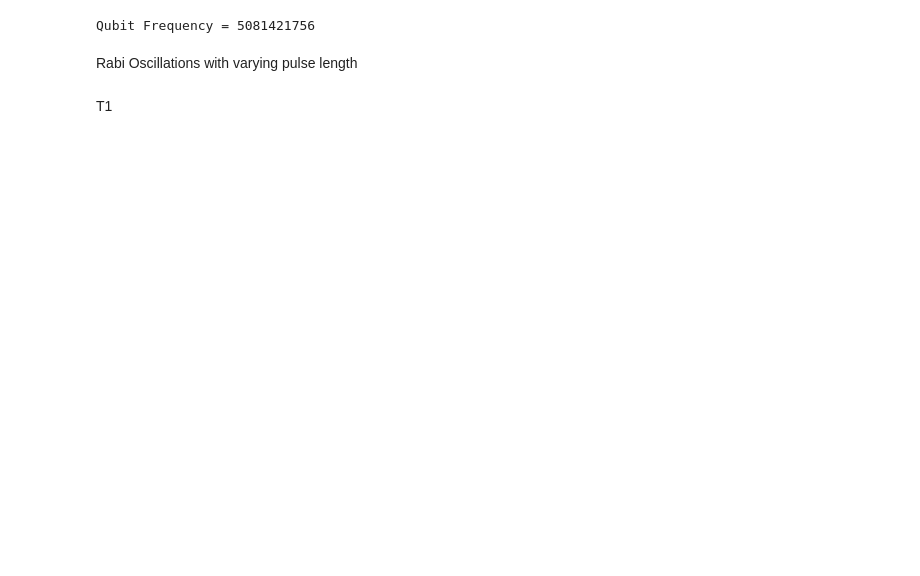
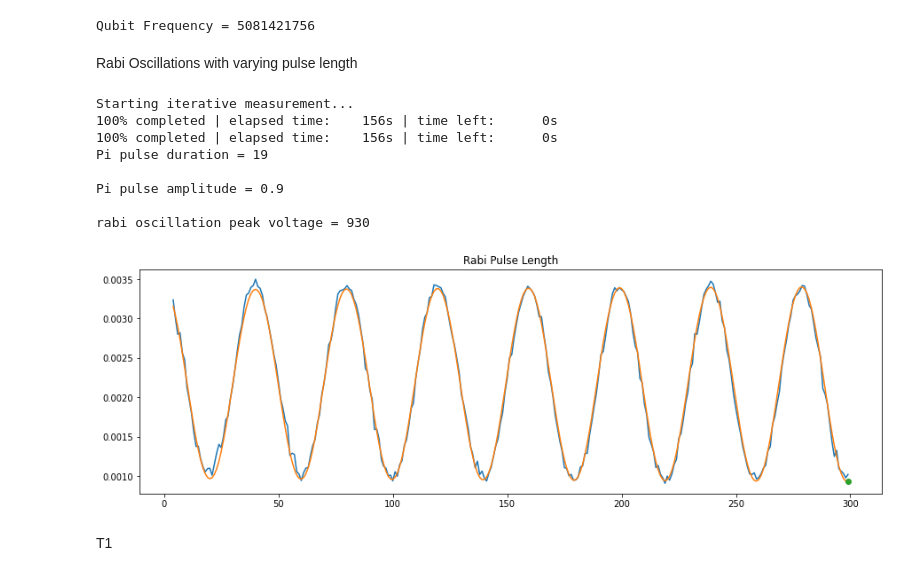
Before and after one commit to qiboteam/qibolab, a Jupyter notebook: examples/tii/diagnostics.ipynb, the cells around one changed output. Drawn from its saved outputs; the diff is of its cells as text; code cells hidden in the pictures; blank space fills up the shorter version.

```diff
--- a/examples/tii/diagnostics.ipynb
+++ b/examples/tii/diagnostics.ipynb
@@ -77,4 +83,14 @@ ds.save_config_parameter("qubit_spectroscopy_peak_ro_voltage", float(peak_voltag
 # %% [markdown]
 Rabi Oscillations with varying pulse length
 # %%
-dataset, pi_pulse_duration, pi_pulse_amplitude, rabi_oscillations_pi_pulse_min_voltage, t1 = ds.run_rabi_pulse_length(qubit)
+pi_pulse_duration, pi_pulse_amplitude, rabi_oscillations_pi_pulse_peak_ro_voltage, dataset = ds.run_rabi_pulse_length(qubit)
+# %% [output]
+Starting iterative measurement...
+100% completed | elapsed time:    156s | time left:      0s
+100% completed | elapsed time:    156s | time left:      0s
+Pi pulse duration = 19
+
+Pi pulse amplitude = 0.9
+
+rabi oscillation peak voltage = 930
+[figure, added]
```
Also changed, not shown: parts of 8 cells of this notebook, 4 other files.
